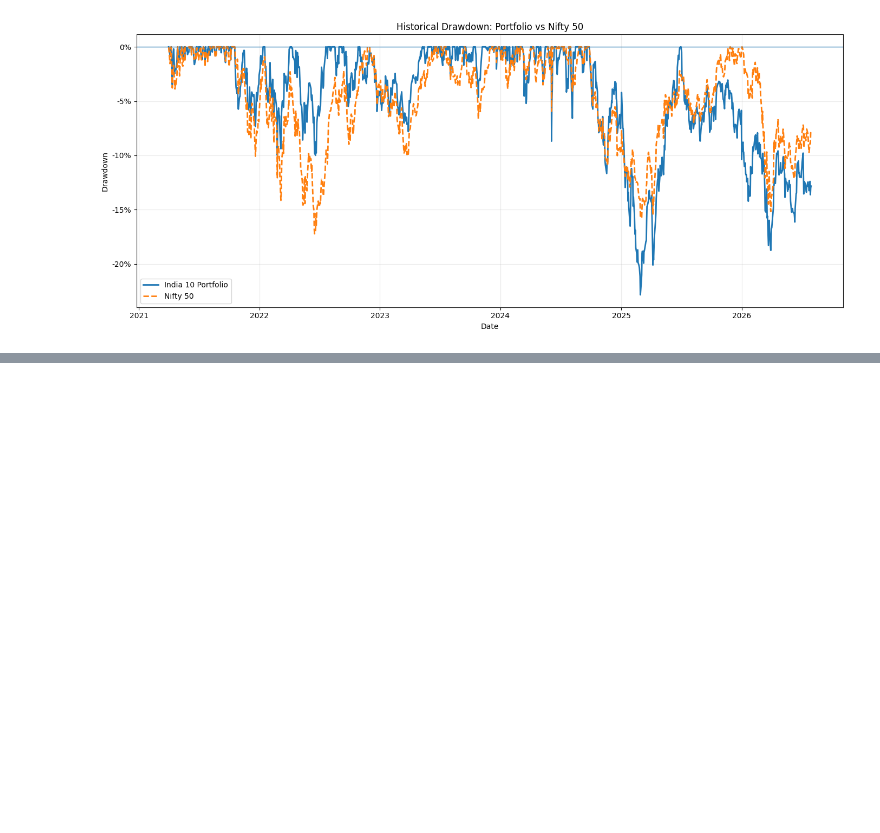
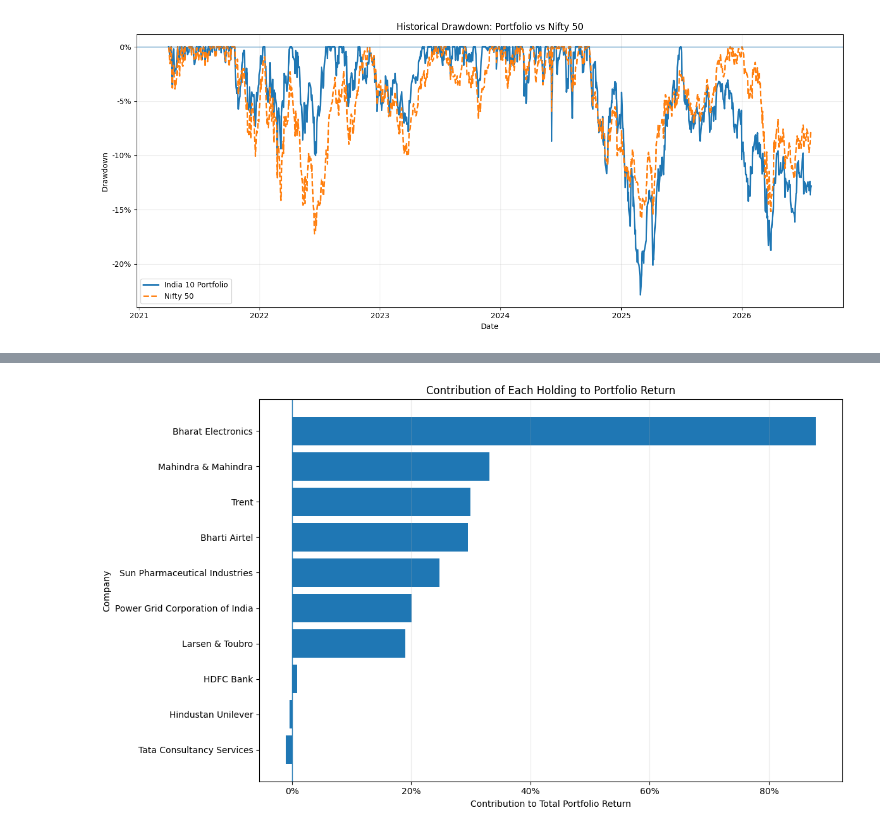
Before and after one commit to Rohil121/bharat-portfolio-lab, a Jupyter notebook: notebooks/01_portfolio_mvp.ipynb, the cells around one changed output, grey strips where cells are left out. Cells and saved outputs as stored; diff of their text form; code cells hidden in the pictures; blank space fills up the shorter version.

Commit message:
Analyse portfolio allocation and return contributions

```diff
--- a/notebooks/01_portfolio_mvp.ipynb
+++ b/notebooks/01_portfolio_mvp.ipynb
@@ -820,0 +954,32 @@ plt.show()
+# %%
+# Plot each stock's contribution to total portfolio return
+
+contribution_chart = (
+    holding_analysis
+    .sort_values("Contribution to Portfolio Return")
+)
+
+plt.figure(figsize=(12, 7))
+
+plt.barh(
+    contribution_chart["Company"],
+    contribution_chart["Contribution to Portfolio Return"],
+)
+
+plt.axvline(0, linewidth=1)
+
+plt.title("Contribution of Each Holding to Portfolio Return")
+plt.xlabel("Contribution to Total Portfolio Return")
+plt.ylabel("Company")
+
+plt.gca().xaxis.set_major_formatter(
+    plt.FuncFormatter(
+        lambda value, position: f"{value:.0%}"
+    )
+)
+
+plt.grid(axis="x", alpha=0.25)
+plt.tight_layout()
+plt.show()
+# %% [output]
+[figure, added]
```
Also changed, not shown: parts of 5 cells of this notebook.
